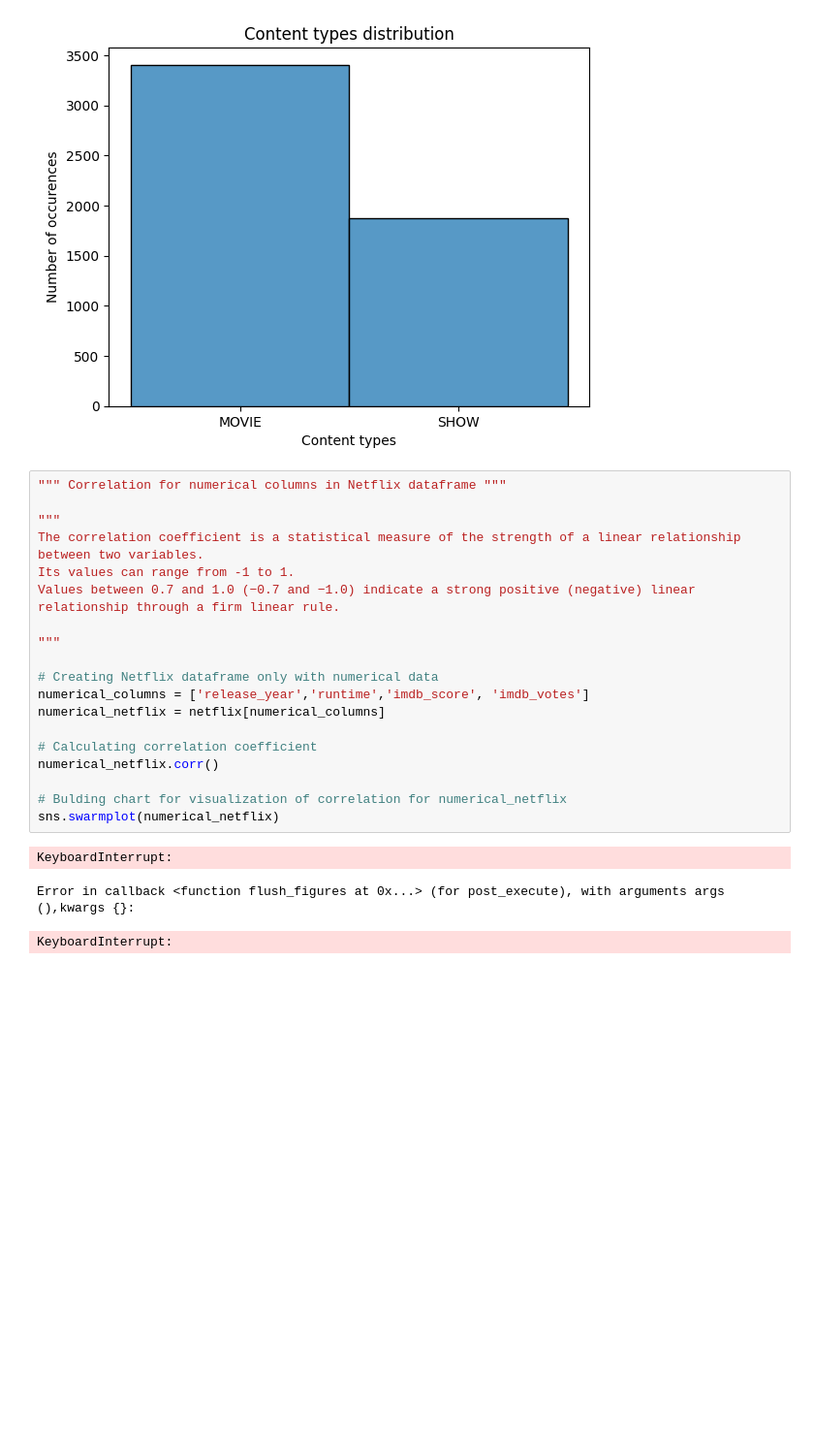
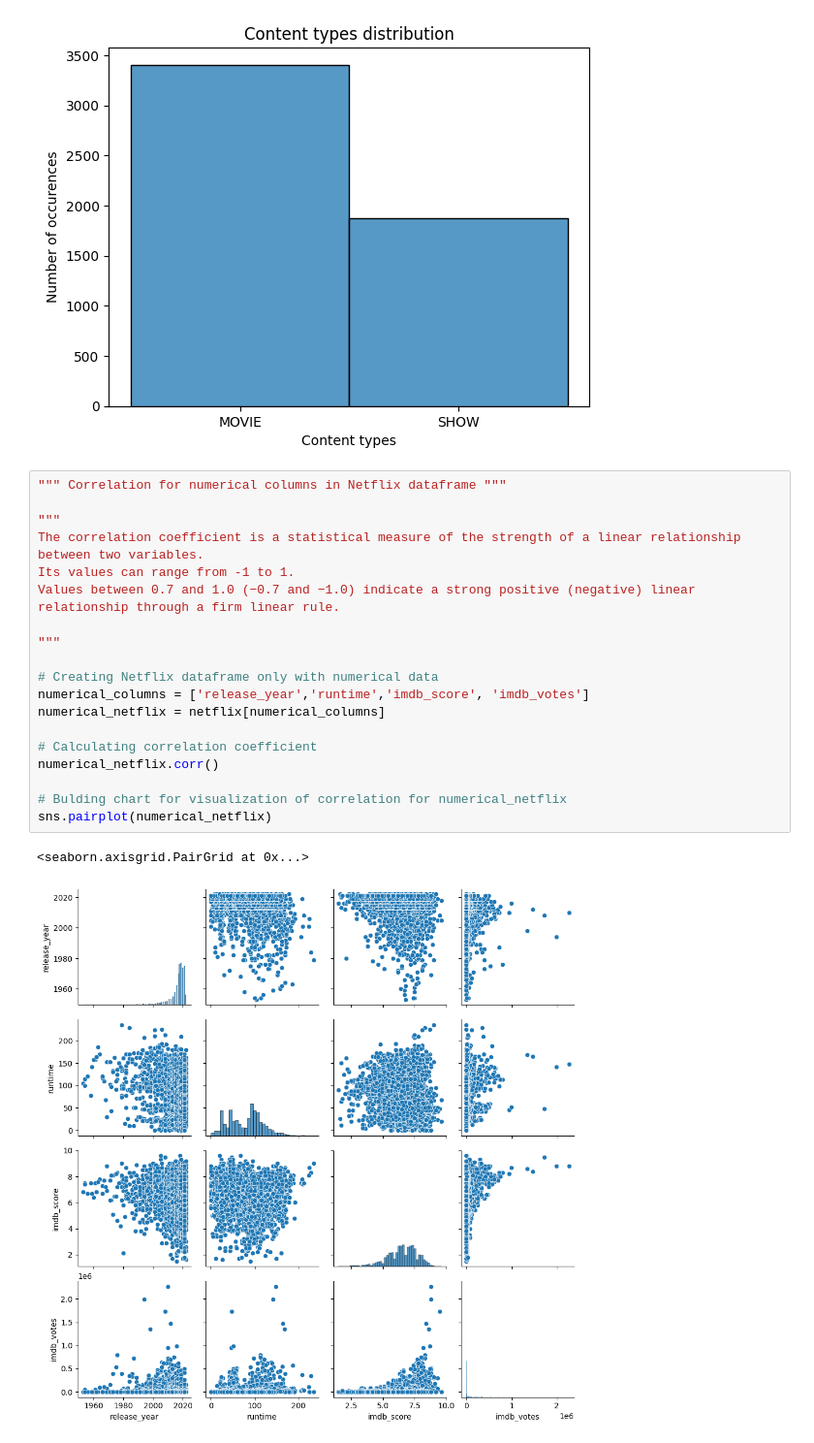
Before and after one commit to AllaKop/Netflix_IMDB_Scores, a Jupyter notebook: Netflix.ipynb, the cells around one changed output. Shown at 97% size. Saved outputs shown, nothing was run; the diff lists cells and outputs as text; blank space fills up the shorter version.

Commit message:
Added pairplot

```diff
--- a/Netflix.ipynb
+++ b/Netflix.ipynb
@@ -251,23 +251,22 @@ Text(0.5, 1.0, 'Content types distribution')
 # %%
 """ Correlation for numerical columns in Netflix dataframe """
 
 """
 The correlation coefficient is a statistical measure of the strength of a linear relationship between two variables.
 Its values can range from -1 to 1.
 Values between 0.7 and 1.0 (−0.7 and −1.0) indicate a strong positive (negative) linear relationship through a firm linear rule.
 
 """
 
 # Creating Netflix dataframe only with numerical data
 numerical_columns = ['release_year','runtime','imdb_score', 'imdb_votes']
 numerical_netflix = netflix[numerical_columns]
 
 # Calculating correlation coefficient
 numerical_netflix.corr()
 
 # Bulding chart for visualization of correlation for numerical_netflix
-sns.swarmplot(numerical_netflix)
+sns.pairplot(numerical_netflix)
 # %% [output]
-KeyboardInterrupt:
+<seaborn.axisgrid.PairGrid at 0x...>
-Error in callback <function flush_figures at 0x...> (for post_execute), with arguments args (),kwargs {}:
-KeyboardInterrupt:
+[figure, added]
```
